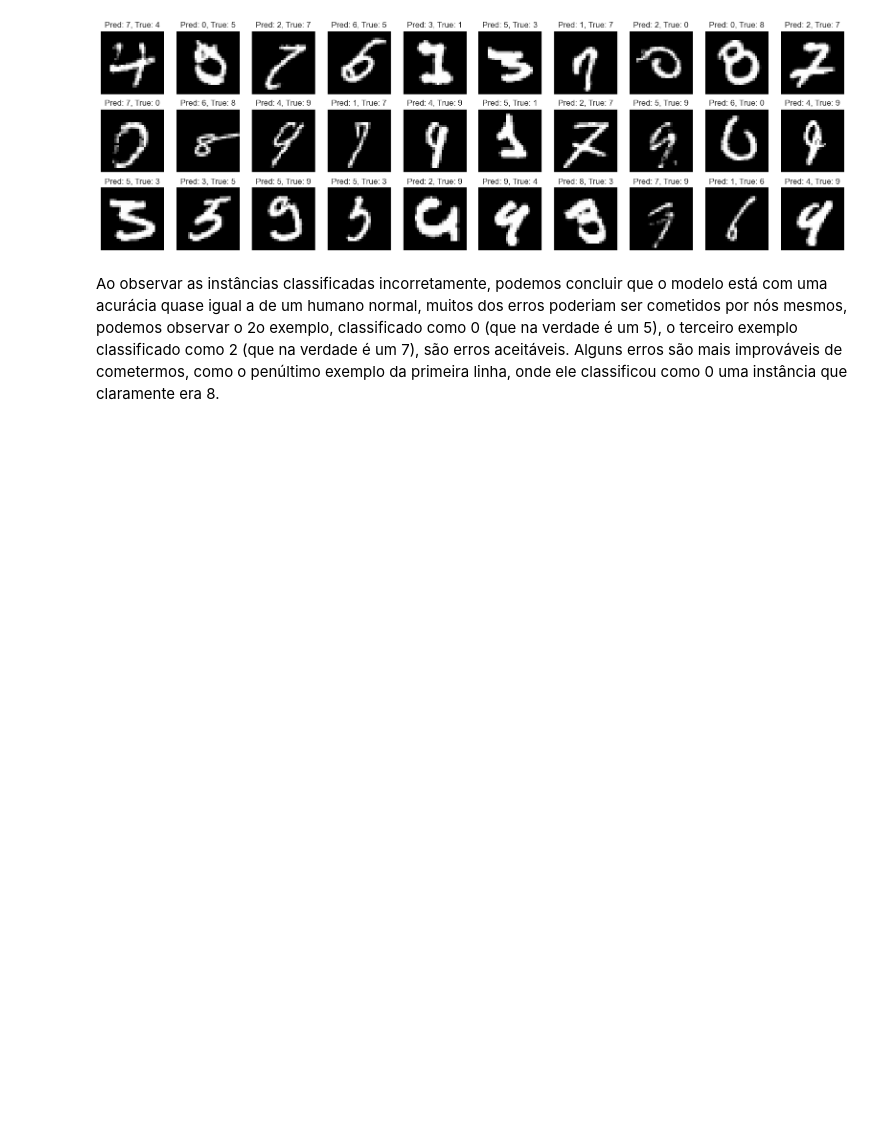
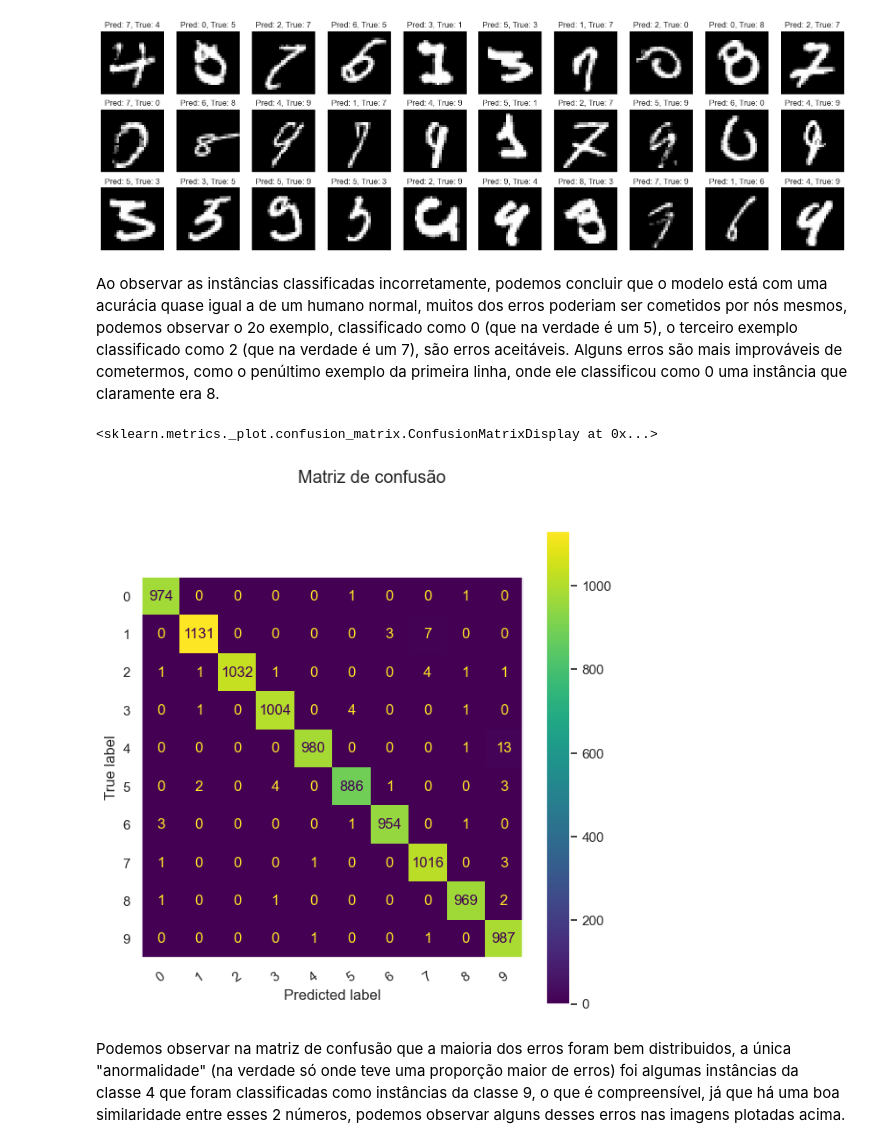
Before and after one commit to FrederickAlmeida/CNN-MNIST-classifier, a Jupyter notebook: cnn_classifier.ipynb, the cells around one changed output. Cells and saved outputs as stored; diff of their text form; code cells hidden in the pictures; blank space fills up the shorter version.

Commit message:
add confusion matrix

```diff
--- a/cnn_classifier.ipynb
+++ b/cnn_classifier.ipynb
@@ -1358,7 +1358,7 @@ def test(model, dataset, device):
     preds = torch.cat(all_preds).cpu()
     targets = torch.cat(all_targets).cpu()
 
-    return (all_preds, all_targets, wrong_preds)
+    return (preds, targets, wrong_preds)
 # %%
 all_preds, all_targets, wrong_preds = test(model, test_dl, device)
 # %%
@@ -1398,3 +1398,18 @@ plot_wrong_predictions(wrong_preds)
 [figure]
 # %% [markdown]
 Ao observar as instâncias classificadas incorretamente, podemos concluir que o modelo está com uma acurácia quase igual a de um humano normal, muitos dos erros poderiam ser cometidos por nós mesmos, podemos observar o 2o exemplo, classificado como 0 (que na verdade é um 5), o terceiro exemplo classificado como 2 (que na verdade é um 7), são erros aceitáveis. Alguns erros são mais improváveis de cometermos, como o penúltimo exemplo da primeira linha, onde ele classificou como 0 uma instância que claramente era 8.
+# %%
+fig, ax = plt.subplots(1, 1, figsize=(7, 7))
+fig.suptitle("Matriz de confusão")
+ax.grid(False)
+
+labels = list(str(i) for i in range(10))
+
+cm = confusion_matrix(all_preds, all_targets)
+cm_display = ConfusionMatrixDisplay(cm, display_labels=labels)
+cm_display.plot(ax=ax, xticks_rotation=35.0)
+# %% [output]
+<sklearn.metrics._plot.confusion_matrix.ConfusionMatrixDisplay at 0x...>
+[figure, added]
+# %% [markdown]
+Podemos observar na matriz de confusão que a maioria dos erros foram bem distribuidos, a única "anormalidade" (na verdade só onde teve uma proporção maior de erros) foi algumas instâncias da classe 4 que foram classificadas como instâncias da classe 9, o que é compreensível, já que há uma boa similaridade entre esses 2 números, podemos observar alguns desses erros nas imagens plotadas acima.
```
